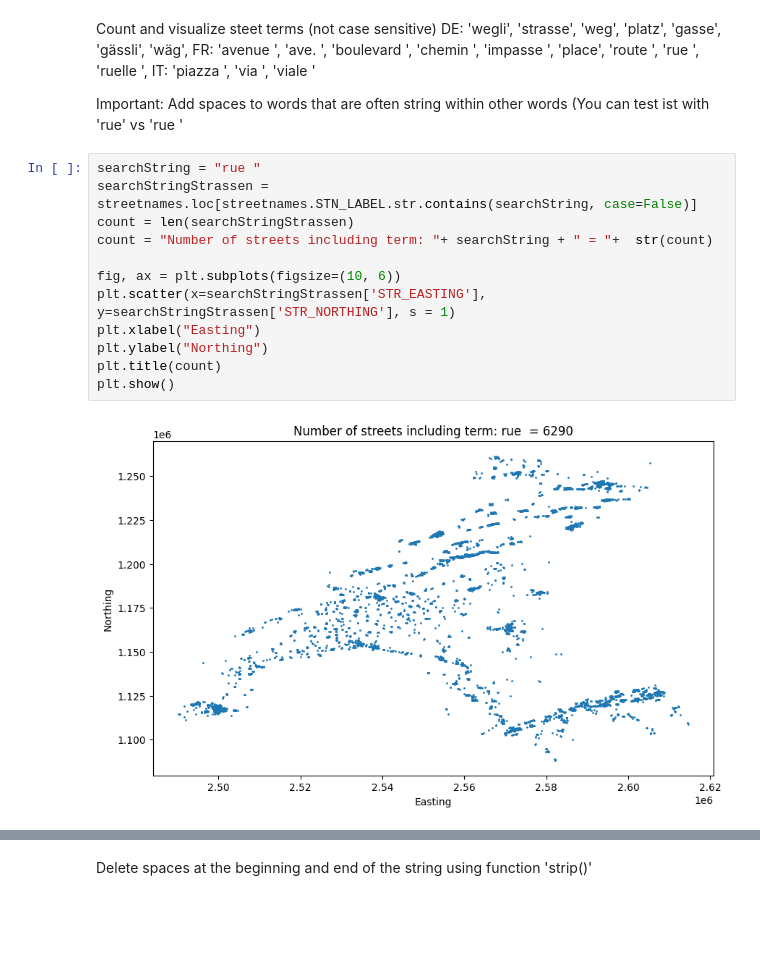
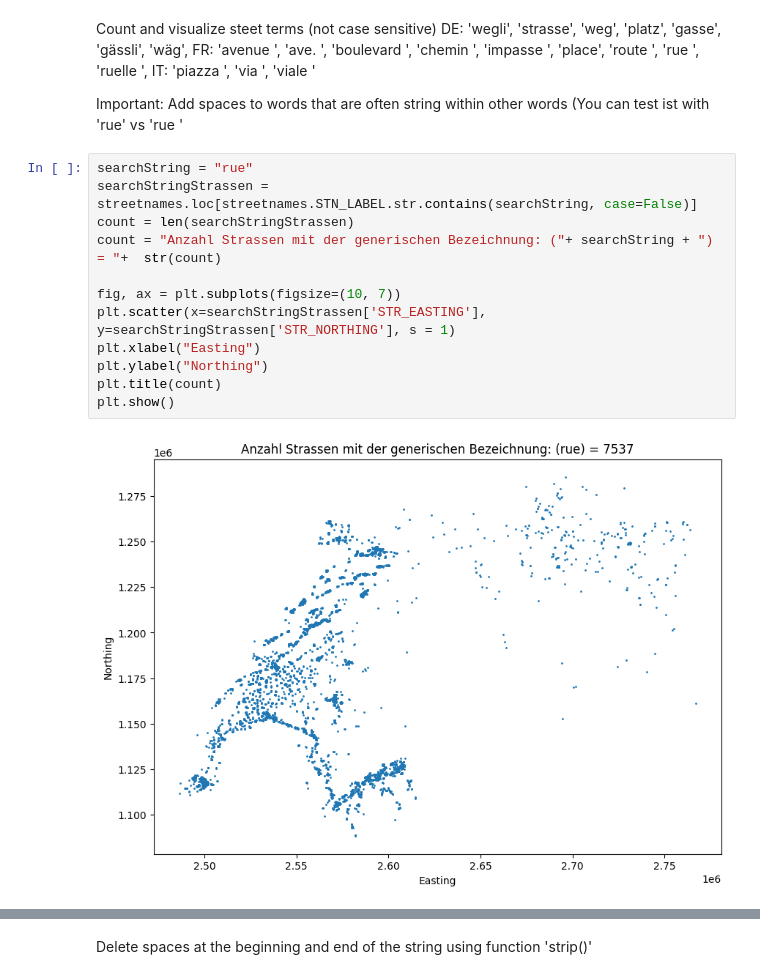
Before and after one commit to CaptainInler/cassda-zertifikatsarbeit, a Jupyter notebook: Datapreparation/Extract_street_terms_from_street_names.ipynb, the cells around one changed output, grey strips where cells are left out. Drawn from its saved outputs; the diff is of its cells as text; blank space fills up the shorter version.

Commit message:
final run notebook (except visual & stats)

```diff
--- a/Datapreparation/Extract_street_terms_from_street_names.ipynb
+++ b/Datapreparation/Extract_street_terms_from_street_names.ipynb
@@ -159,16 +159,16 @@ IT: 'piazza ', 'via ', 'viale '
 
 Important: Add spaces to words that are often string within other words (You can test ist with 'rue' vs 'rue '
 # %%
-searchString = "rue "
+searchString = "rue"
 searchStringStrassen = streetnames.loc[streetnames.STN_LABEL.str.contains(searchString, case=False)]
 count = len(searchStringStrassen)
-count = "Number of streets including term: "+ searchString + " = "+  str(count)
+count = "Anzahl Strassen mit der generischen Bezeichnung: ("+ searchString + ") = "+  str(count)
 
-fig, ax = plt.subplots(figsize=(10, 6))
+fig, ax = plt.subplots(figsize=(10, 7))
 plt.scatter(x=searchStringStrassen['STR_EASTING'], y=searchStringStrassen['STR_NORTHING'], s = 1)
 plt.xlabel("Easting")
 plt.ylabel("Northing")
 plt.title(count)
 plt.show()
 # %% [output]
-[figure, old version]
+[figure, new version]
```
Also changed, not shown: parts of 18 cells of this notebook, 14 other files.
